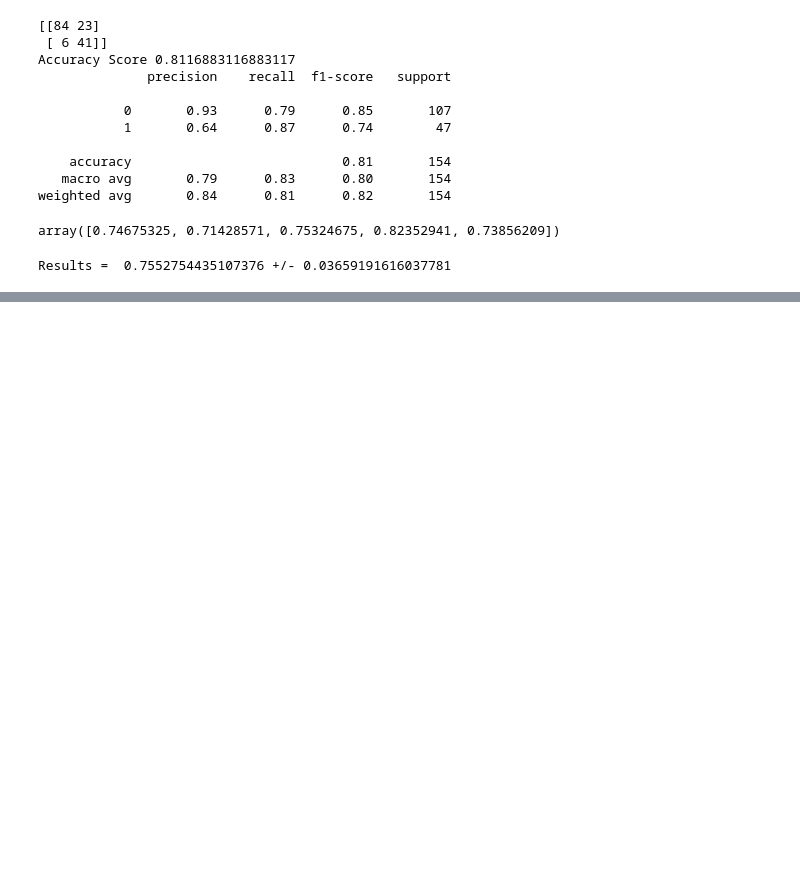
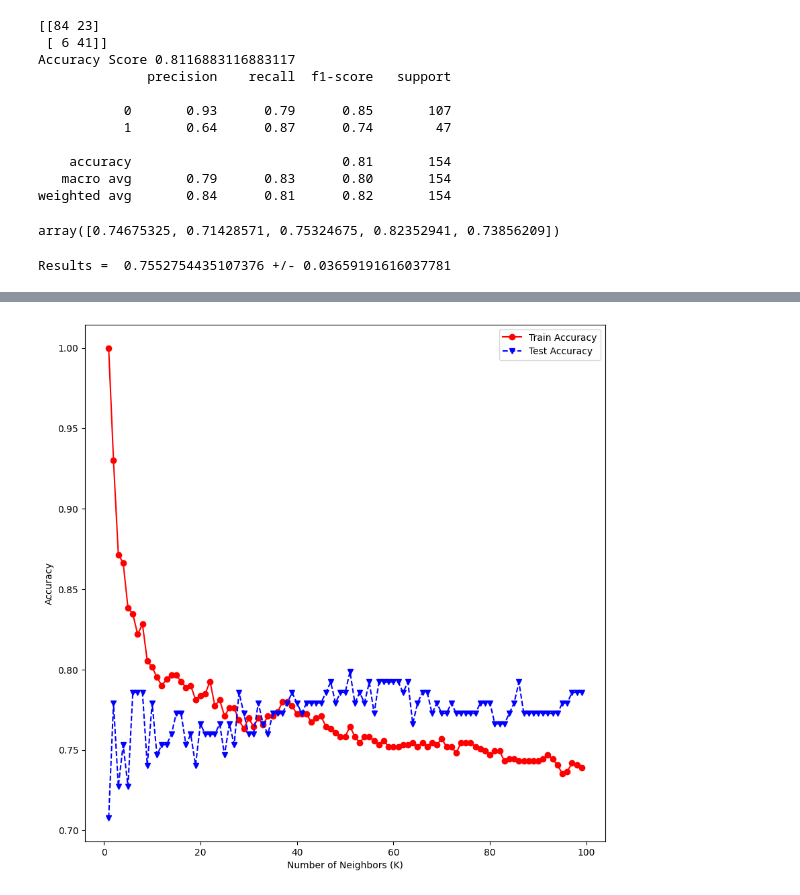
Before and after one commit to MyDung1012/predicts_diabetes_AI, a Jupyter notebook: working with smote.ipynb, the cells around one changed output, grey strips where cells are left out. Saved outputs shown, nothing was run; the diff lists cells and outputs as text; code cells hidden in the pictures; blank space fills up the shorter version.

Commit message:
cap nhat data

```diff
--- a/working with smote.ipynb
+++ b/working with smote.ipynb
@@ -367,0 +681,14 @@ Results =  0.7552754435107376 +/- 0.03659191616037781
+# %%
+from sklearn.ensemble import AdaBoostClassifier
+
+
+# Khởi tạo mô hình cơ sở
+
+# Tạo AdaBoostClassifier
+abc = AdaBoostClassifier(n_estimators=50, estimator=rf, learning_rate=1)
+
+# Huấn luyện mô hình
+abc.fit(X_smote, y_smote)
+
+# Dự đoán và in báo cáo kết quả
+print(classification_report(y_test, abc.predict(X_test)))
@@ -367,0 +714,10 @@ Results =  0.7552754435107376 +/- 0.03659191616037781
+# %%
+from sklearn.neighbors import KNeighborsClassifier
+knn = KNeighborsClassifier(n_neighbors=36)
+knn.fit(X_smote, y_smote)
+
+# accuracy score on the test data
+knn_prediction = knn.predict(X_test)
+knn_prediction_accuracy = accuracy_score(knn_prediction, y_test)
+print('Accuracy score of Test data: ', knn_prediction_accuracy)
+print(classification_report(y_test, knn_prediction))
@@ -367,0 +734,18 @@ Results =  0.7552754435107376 +/- 0.03659191616037781
+# %%
+k = range(1, 100)
+train_acc = []
+test_acc = []
+for x in k:
+    knn_clf = KNeighborsClassifier(n_neighbors = x) # Euclidean Distance Metric
+    knn_clf.fit(X_smote, y_smote)
+    y_pred = knn_clf.predict(X_test)
+    train_acc.append(accuracy_score(y_smote, knn_clf.predict(X_smote)))
+    test_acc.append(accuracy_score(y_test, y_pred))
+# %%
+plt.figure(figsize = (10,10))
+plt.plot(k,train_acc,'ro-',k,test_acc,'bv--')
+plt.legend(['Train Accuracy','Test Accuracy'])
+plt.xlabel('Number of Neighbors (K)')
+plt.ylabel('Accuracy');
+# %% [output]
+[figure, added]
```
Also changed, not shown: parts of 57 cells of this notebook, 4 other files.
